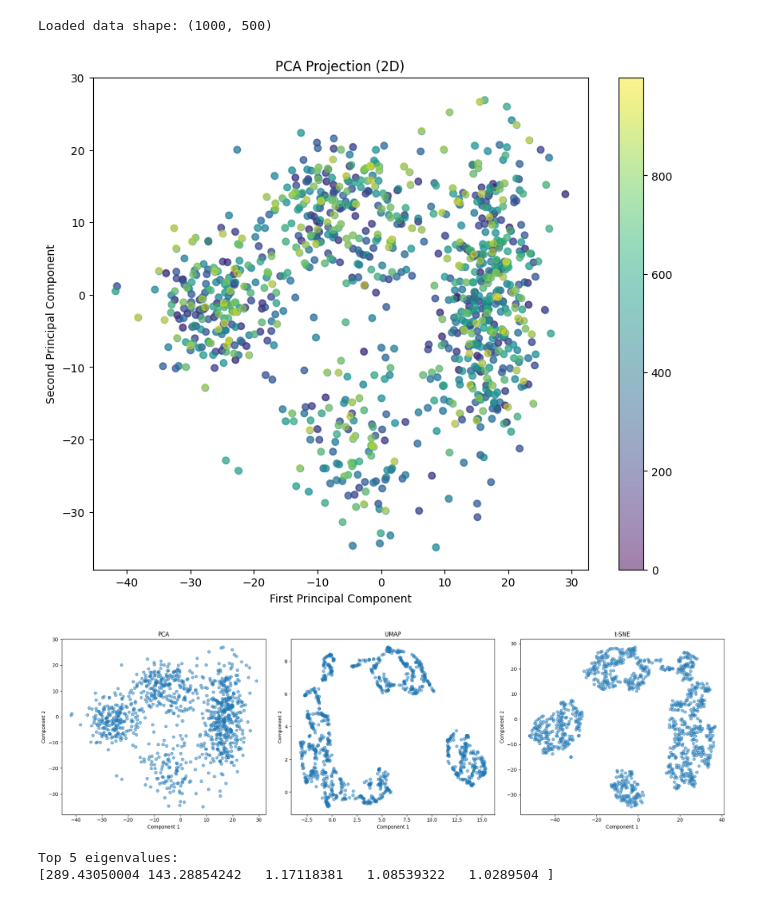
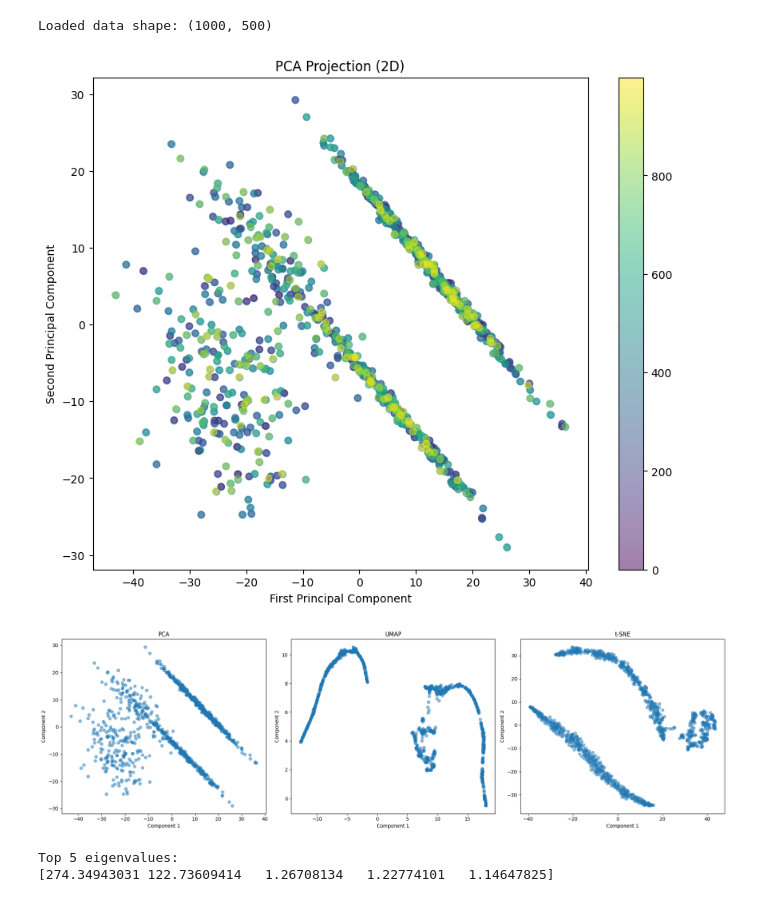
Before and after one commit to saimon7g/CSE-472-Machine-Learning, a Jupyter notebook: offline4/PCA.ipynb, the cells around one changed output. Cells and saved outputs as stored; diff of their text form; code cells hidden in the pictures.

```diff
--- a/offline4/PCA.ipynb
+++ b/offline4/PCA.ipynb
@@ -90,61 +90,36 @@ def plot_dimensionality_reduction_comparison(X):
     plt.tight_layout()
     plt.show()
 
-def plot_explained_variance(eigenvalues):
-    """Plot explained variance ratio and cumulative explained variance"""
-    explained_variance_ratio = eigenvalues / np.sum(eigenvalues)
-    cumulative_variance_ratio = np.cumsum(explained_variance_ratio)
-
-    plt.figure(figsize=(12, 6))
-    plt.subplot(1, 2, 1)
-    plt.plot(range(1, len(explained_variance_ratio) + 1),
-             explained_variance_ratio, 'bo-')
-    plt.title('Explained Variance Ratio')
-    plt.xlabel('Principal Component')
-    plt.ylabel('Explained Variance Ratio')
-
-    plt.subplot(1, 2, 2)
-    plt.plot(range(1, len(cumulative_variance_ratio) + 1),
-             cumulative_variance_ratio, 'ro-')
-    plt.title('Cumulative Explained Variance Ratio')
-    plt.xlabel('Number of Components')
-    plt.ylabel('Cumulative Explained Variance Ratio')
-    plt.axhline(y=0.95, color='k', linestyle='--', label='95% Threshold')
-    plt.legend()
-
-    plt.tight_layout()
-    plt.show()
-
 # Main execution
 if __name__ == "__main__":
     # Load the data
-    data = load_data("pca_data.txt")
+    data = load_data("pca_data_online_4.txt")
     print(f"Loaded data shape: {data.shape}")
 
     # Perform PCA
     pca = PCA(n_components=2)
     X_pca = pca.fit_transform(data)
 
     # Create visualizations
     # 1. PCA scatter plot
     plot_pca_scatter(X_pca)
 
     # 2. Explained variance analysis
     # plot_explained_variance(pca.eigenvalues)
 
     # 3. Comparison of dimensionality reduction techniques
     plot_dimensionality_reduction_comparison(data)
 
     # Print additional information
     print("\nTop 5 eigenvalues:")
     print(pca.eigenvalues[:5])
 
     # explained_variance_ratio = pca.eigenvalues / np.sum(pca.eigenvalues)
     # print("\nExplained variance ratio of first two components:",
     #       explained_variance_ratio[:2].sum())
 # %% [output]
 Loaded data shape: (1000, 500)
-[figure, old version]
+[figure, new version]
-[figure, old version]
+[figure, new version]
 Top 5 eigenvalues:
-[289.43050004 143.28854242   1.17118381   1.08539322   1.0289504 ]
+[274.34943031 122.73609414   1.26708134   1.22774101   1.14647825]
```
Also changed, not shown: 3 other files.
